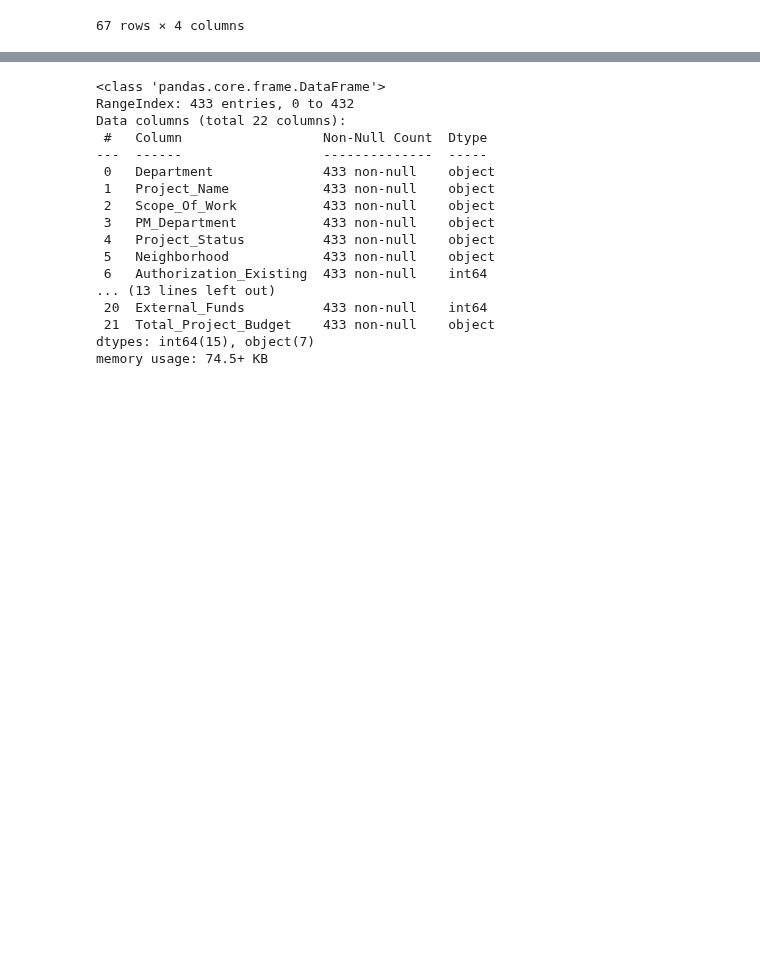
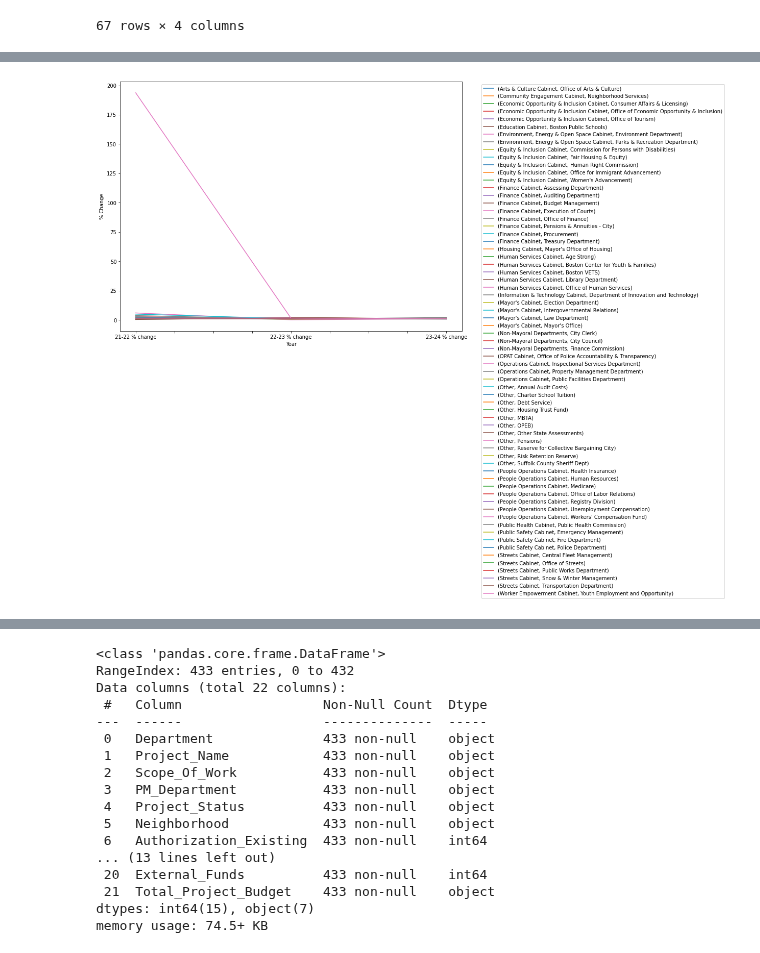
Before and after one commit to BU-Spark/ds-boston-city-budget, a Jupyter notebook: fa23-team-a/project.ipynb, the cells around one changed output, grey strips where cells are left out. Cells and saved outputs as stored; diff of their text form; code cells hidden in the pictures; blank space fills up the shorter version.

```diff
--- a/fa23-team-a/project.ipynb
+++ b/fa23-team-a/project.ipynb
@@ -96,0 +102,13 @@ dpts.sort_values(by='FY24', ascending=False)
+# %%
+targets = []
+for i in range(21, 24):
+    target = f'{i}-{i+1} % change'
+    targets.append(target)
+    dpts[target] = dpts[f'FY{i+1}'] / dpts[f'FY{i}']
+
+ax = dpts[targets].T.plot(figsize=(12, 9))
+ax.legend(bbox_to_anchor=(1.05, 1.0), loc='upper left')
+ax.set_xlabel("Year");
+ax.set_ylabel("% Change");
+# %% [output]
+[figure, added]
```
Also changed, not shown: parts of 10 cells of this notebook, 1 other file.
